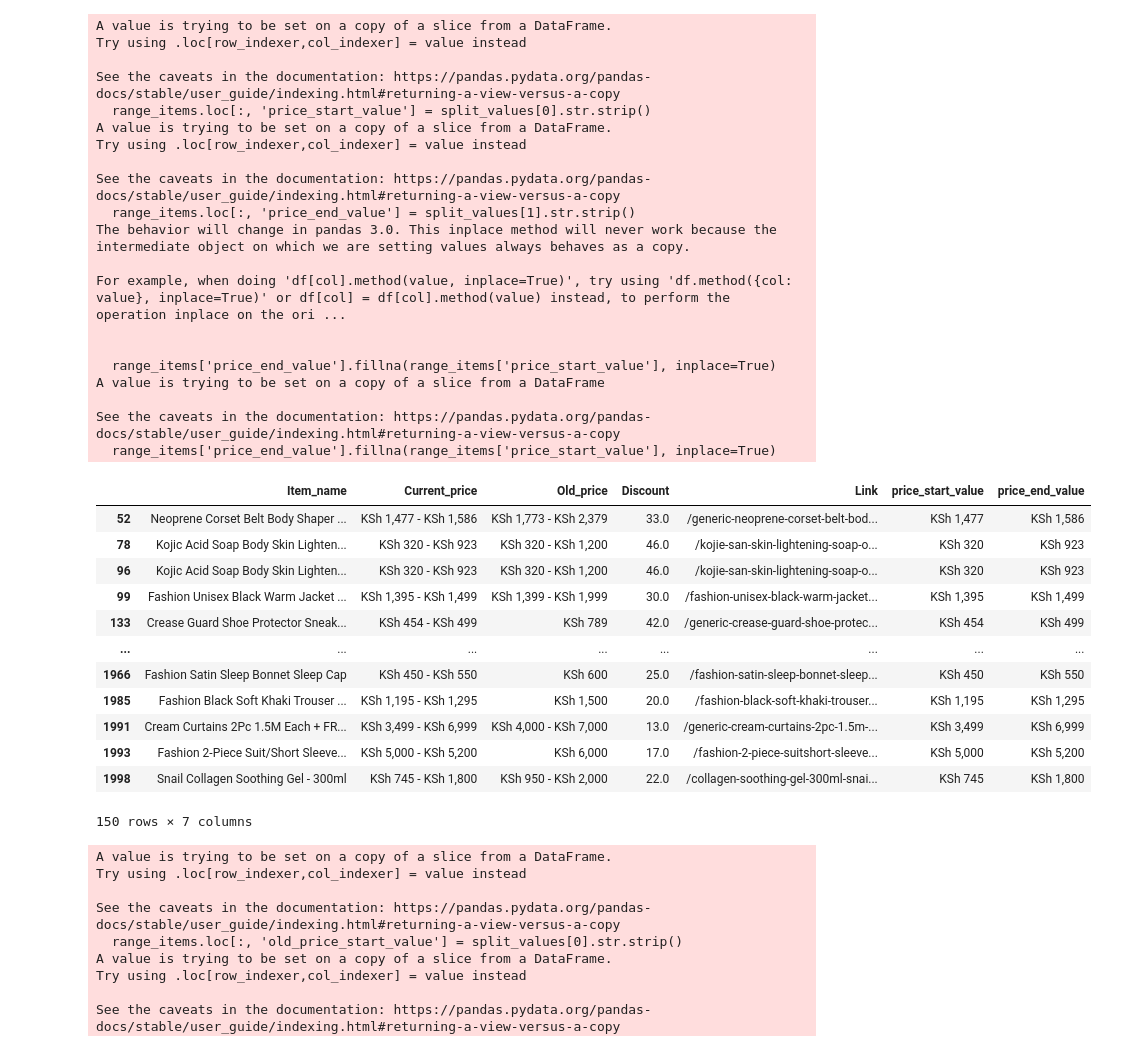
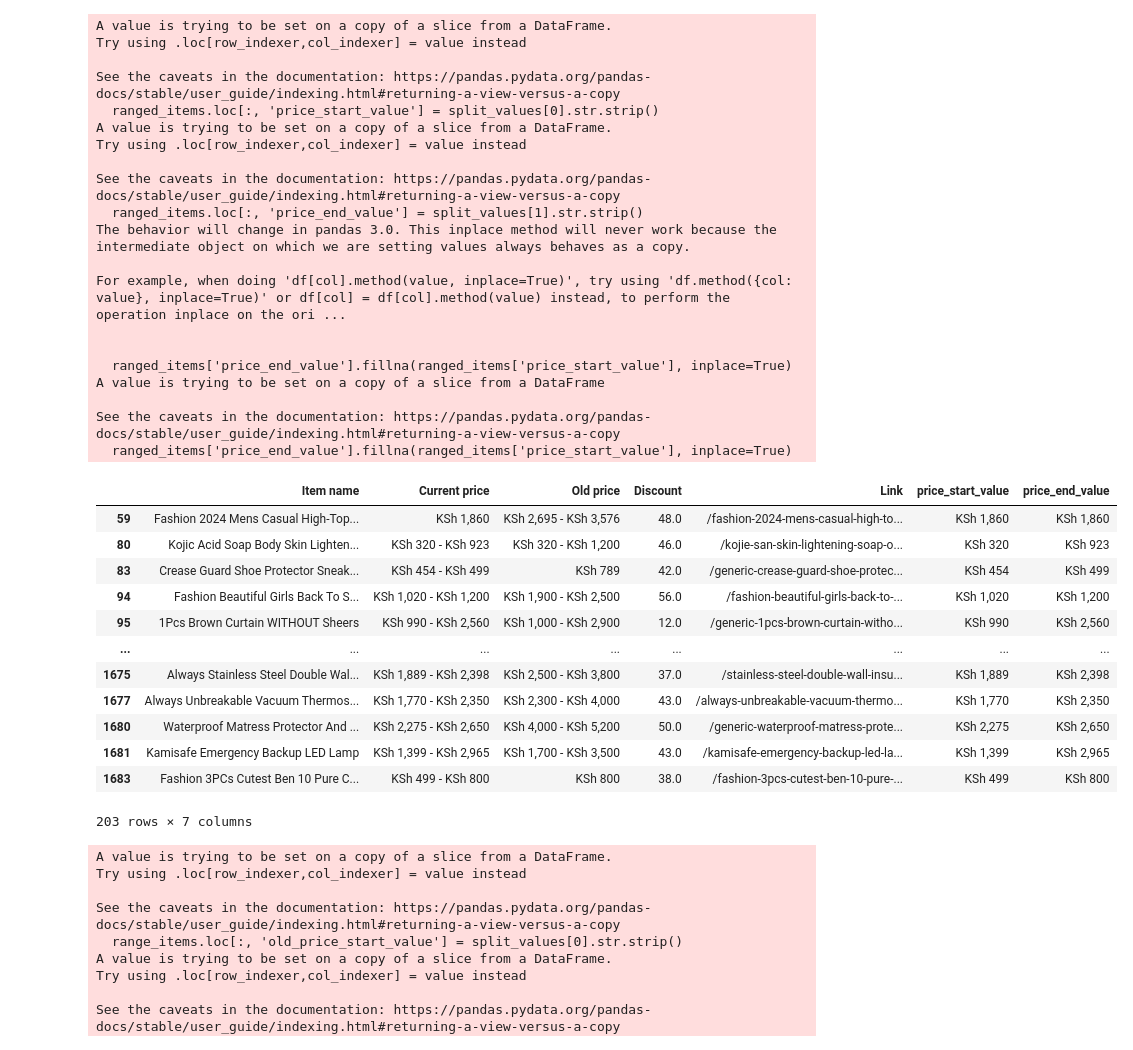
Before and after one commit to warren-bit/jumia_project, a Jupyter notebook: scraping_jumia.ipynb, the cells around one changed output. Cells and saved outputs as stored; diff of their text form; code cells hidden in the pictures.

Commit message:
Begining data cleaning

```diff
--- a/scraping_jumia.ipynb
+++ b/scraping_jumia.ipynb
@@ -80,7 +55,7 @@ memory usage: 79.0+ KB
 # %%
 # filtering out prices that have a range
-range_items = items_df[items_df['Current_price'].str.contains('-') | items_df['Old_price'].str.contains('-')]
+ranged_items = product_data[product_data['Current price'].str.contains('-') | product_data['Old price'].str.contains('-')]
 # removing the rows from the original dataset
-new_items_df = items_df.drop(range_items.index)
+new_items_df = product_data.drop(ranged_items.index)
 new_items_df
 # %% [output]
@@ -116,44 +91,44 @@ range_items
 # %%
-split_values = range_items['Current_price'].str.split('-', expand=True)
-range_items.loc[:, 'price_start_value'] = split_values[0].str.strip()
-range_items.loc[:, 'price_end_value'] = split_values[1].str.strip()
-range_items['price_end_value'].fillna(range_items['price_start_value'], inplace=True)
+split_values = ranged_items['Current price'].str.split('-', expand=True)
+ranged_items.loc[:, 'price_start_value'] = split_values[0].str.strip()
+ranged_items.loc[:, 'price_end_value'] = split_values[1].str.strip()
+ranged_items['price_end_value'].fillna(ranged_items['price_start_value'], inplace=True)
 
-range_items
+ranged_items
 # %% [output]
 A value is trying to be set on a copy of a slice from a DataFrame.
 Try using .loc[row_indexer,col_indexer] = value instead
 
 See the caveats in the documentation: https://pandas.pydata.org/pandas-docs/stable/user_guide/indexing.html#returning-a-view-versus-a-copy
-  range_items.loc[:, 'price_start_value'] = split_values[0].str.strip()
+  ranged_items.loc[:, 'price_start_value'] = split_values[0].str.strip()
 A value is trying to be set on a copy of a slice from a DataFrame.
 Try using .loc[row_indexer,col_indexer] = value instead
 
 See the caveats in the documentation: https://pandas.pydata.org/pandas-docs/stable/user_guide/indexing.html#returning-a-view-versus-a-copy
-  range_items.loc[:, 'price_end_value'] = split_values[1].str.strip()
+  ranged_items.loc[:, 'price_end_value'] = split_values[1].str.strip()
 The behavior will change in pandas 3.0. This inplace method will never work because the intermediate object on which we are setting values always behaves as a copy.
 
 For example, when doing 'df[col].method(value, inplace=True)', try using 'df.method({col: value}, inplace=True)' or df[col] = df[col].method(value) instead, to perform the operation inplace on the ori ...
 
 
-  range_items['price_end_value'].fillna(range_items['price_start_value'], inplace=True)
+  ranged_items['price_end_value'].fillna(ranged_items['price_start_value'], inplace=True)
 A value is trying to be set on a copy of a slice from a DataFrame
 
 See the caveats in the documentation: https://pandas.pydata.org/pandas-docs/stable/user_guide/indexing.html#returning-a-view-versus-a-copy
-  range_items['price_end_value'].fillna(range_items['price_start_value'], inplace=True)
+  ranged_items['price_end_value'].fillna(ranged_items['price_start_value'], inplace=True)
-|  | Item_name | Current_price | Old_price | Discount | Link | price_start_value | price_end_value |
-| 52 | Neoprene Corset Belt Body Shaper ... | KSh 1,477 - KSh 1,586 | KSh 1,773 - KSh 2,379 | 33.0 | /generic-neoprene-corset-belt-bod... | KSh 1,477 | KSh 1,586 |
-| 78 | Kojic Acid Soap Body Skin Lighten... | KSh 320 - KSh 923 | KSh 320 - KSh 1,200 | 46.0 | /kojie-san-skin-lightening-soap-o... | KSh 320 | KSh 923 |
-| 96 | Kojic Acid Soap Body Skin Lighten... | KSh 320 - KSh 923 | KSh 320 - KSh 1,200 | 46.0 | /kojie-san-skin-lightening-soap-o... | KSh 320 | KSh 923 |
-| 99 | Fashion Unisex Black Warm Jacket ... | KSh 1,395 - KSh 1,499 | KSh 1,399 - KSh 1,999 | 30.0 | /fashion-unisex-black-warm-jacket... | KSh 1,395 | KSh 1,499 |
-| 133 | Crease Guard Shoe Protector Sneak... | KSh 454 - KSh 499 | KSh 789 | 42.0 | /generic-crease-guard-shoe-protec... | KSh 454 | KSh 499 |
+|  | Item name | Current price | Old price | Discount | Link | price_start_value | price_end_value |
+| 59 | Fashion 2024 Mens Casual High-Top... | KSh 1,860 | KSh 2,695 - KSh 3,576 | 48.0 | /fashion-2024-mens-casual-high-to... | KSh 1,860 | KSh 1,860 |
+| 80 | Kojic Acid Soap Body Skin Lighten... | KSh 320 - KSh 923 | KSh 320 - KSh 1,200 | 46.0 | /kojie-san-skin-lightening-soap-o... | KSh 320 | KSh 923 |
+| 83 | Crease Guard Shoe Protector Sneak... | KSh 454 - KSh 499 | KSh 789 | 42.0 | /generic-crease-guard-shoe-protec... | KSh 454 | KSh 499 |
+| 94 | Fashion Beautiful Girls Back To S... | KSh 1,020 - KSh 1,200 | KSh 1,900 - KSh 2,500 | 56.0 | /fashion-beautiful-girls-back-to-... | KSh 1,020 | KSh 1,200 |
+| 95 | 1Pcs Brown Curtain WITHOUT Sheers | KSh 990 - KSh 2,560 | KSh 1,000 - KSh 2,900 | 12.0 | /generic-1pcs-brown-curtain-witho... | KSh 990 | KSh 2,560 |
 | ... | ... | ... | ... | ... | ... | ... | ... |
-| 1966 | Fashion Satin Sleep Bonnet Sleep Cap | KSh 450 - KSh 550 | KSh 600 | 25.0 | /fashion-satin-sleep-bonnet-sleep... | KSh 450 | KSh 550 |
-| 1985 | Fashion Black Soft Khaki Trouser ... | KSh 1,195 - KSh 1,295 | KSh 1,500 | 20.0 | /fashion-black-soft-khaki-trouser... | KSh 1,195 | KSh 1,295 |
-| 1991 | Cream Curtains 2Pc 1.5M Each + FR... | KSh 3,499 - KSh 6,999 | KSh 4,000 - KSh 7,000 | 13.0 | /generic-cream-curtains-2pc-1.5m-... | KSh 3,499 | KSh 6,999 |
-| 1993 | Fashion 2-Piece Suit/Short Sleeve... | KSh 5,000 - KSh 5,200 | KSh 6,000 | 17.0 | /fashion-2-piece-suitshort-sleeve... | KSh 5,000 | KSh 5,200 |
-| 1998 | Snail Collagen Soothing Gel - 300ml | KSh 745 - KSh 1,800 | KSh 950 - KSh 2,000 | 22.0 | /collagen-soothing-gel-300ml-snai... | KSh 745 | KSh 1,800 |
+| 1675 | Always Stainless Steel Double Wal... | KSh 1,889 - KSh 2,398 | KSh 2,500 - KSh 3,800 | 37.0 | /stainless-steel-double-wall-insu... | KSh 1,889 | KSh 2,398 |
+| 1677 | Always Unbreakable Vacuum Thermos... | KSh 1,770 - KSh 2,350 | KSh 2,300 - KSh 4,000 | 43.0 | /always-unbreakable-vacuum-thermo... | KSh 1,770 | KSh 2,350 |
+| 1680 | Waterproof Matress Protector And ... | KSh 2,275 - KSh 2,650 | KSh 4,000 - KSh 5,200 | 50.0 | /generic-waterproof-matress-prote... | KSh 2,275 | KSh 2,650 |
+| 1681 | Kamisafe Emergency Backup LED Lamp | KSh 1,399 - KSh 2,965 | KSh 1,700 - KSh 3,500 | 43.0 | /kamisafe-emergency-backup-led-la... | KSh 1,399 | KSh 2,965 |
+| 1683 | Fashion 3PCs Cutest Ben 10 Pure C... | KSh 499 - KSh 800 | KSh 800 | 38.0 | /fashion-3pcs-cutest-ben-10-pure-... | KSh 499 | KSh 800 |
-150 rows × 7 columns
+203 rows × 7 columns
 # %%
 split_values = range_items['Old_price'].str.split('-', expand=True)
 range_items.loc[:, 'old_price_start_value'] = split_values[0].str.strip()
```
Also changed, not shown: parts of 9 cells of this notebook.
